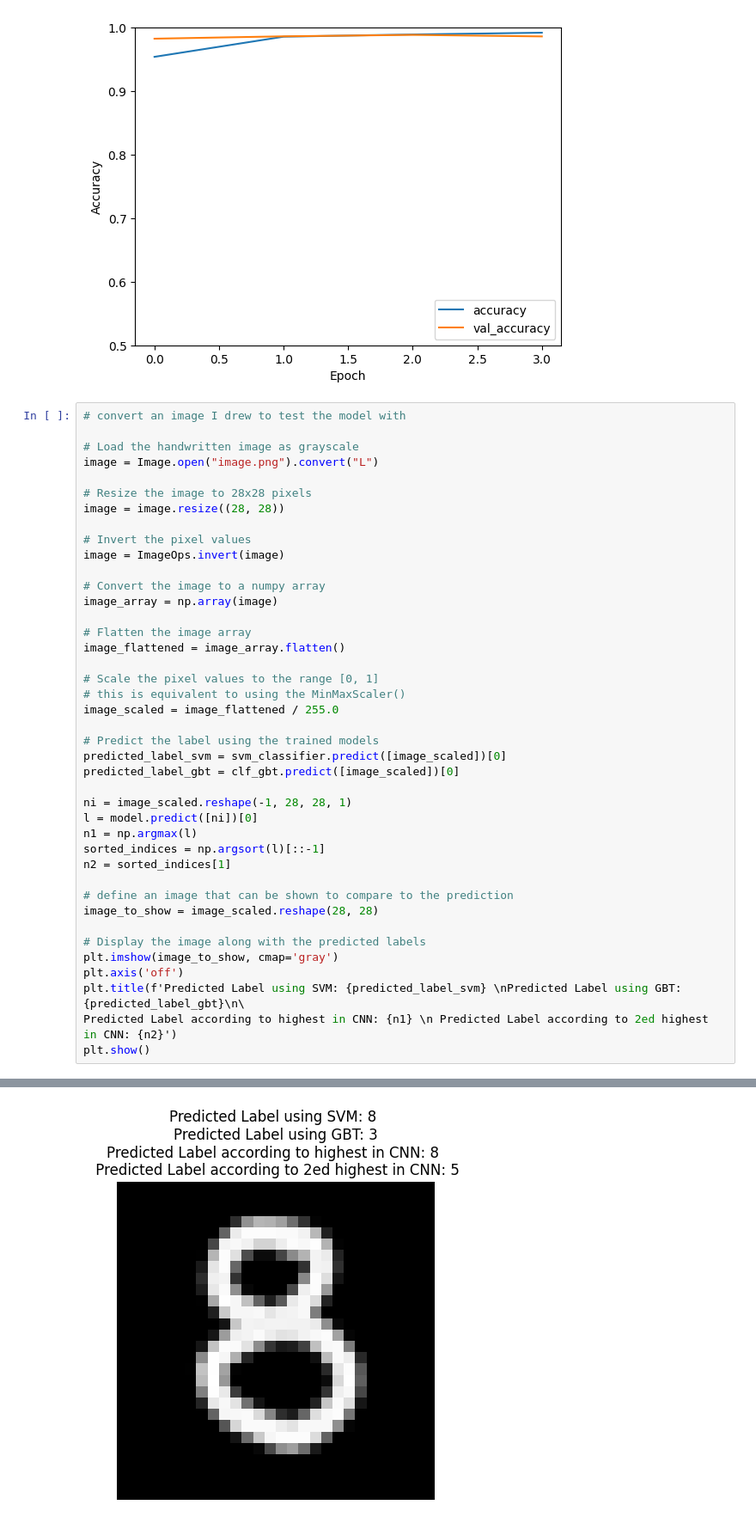
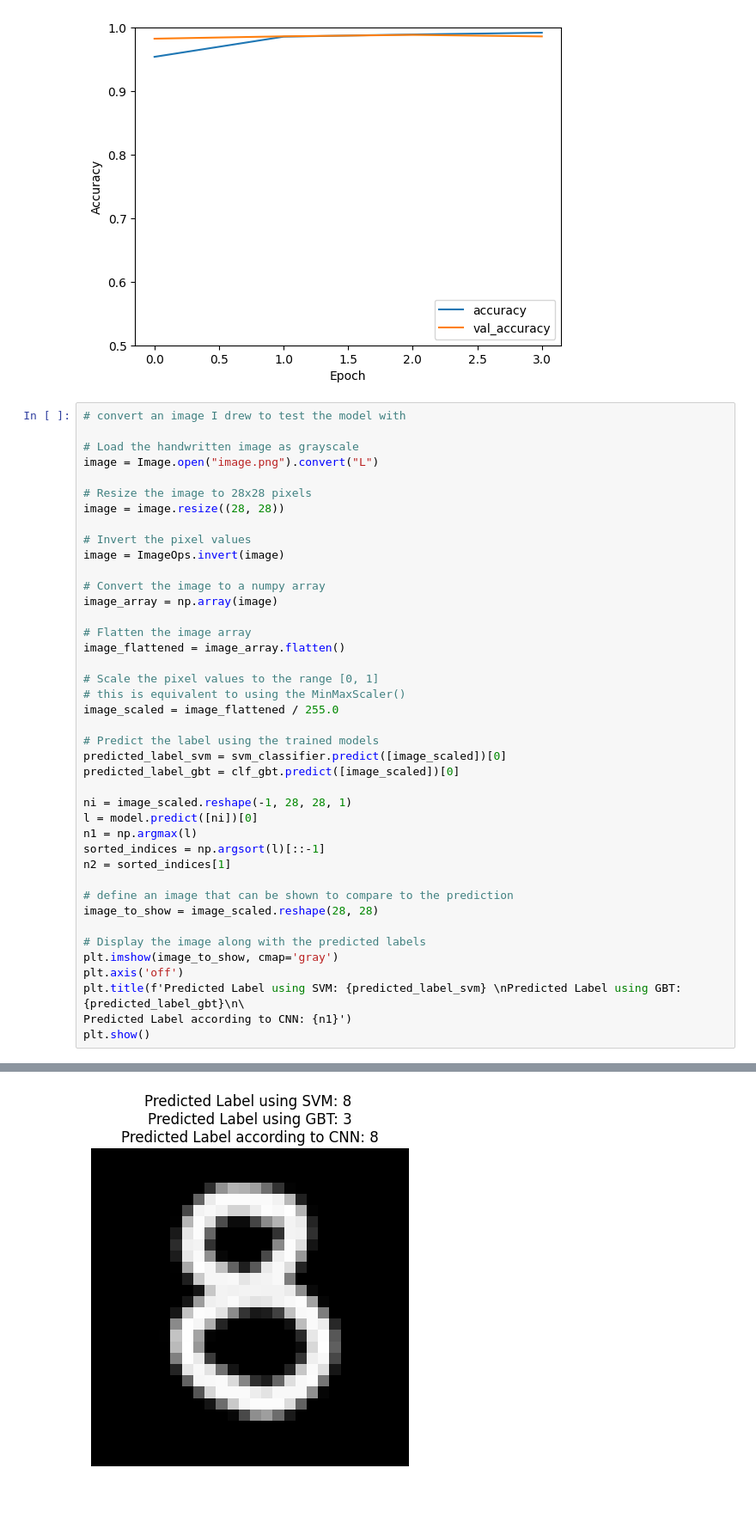
Before and after one commit to gmccannon/AML-Project-3, a Jupyter notebook: main.ipynb, the cells around one changed output, grey strips where cells are left out. Shown at 86% size. Saved outputs shown, nothing was run; the diff lists cells and outputs as text; blank space fills up the shorter version.

Commit message:
Remove 2ed highest

```diff
--- a/main.ipynb
+++ b/main.ipynb
@@ -166,6 +166,6 @@ image_to_show = image_scaled.reshape(28, 28)
 plt.imshow(image_to_show, cmap='gray')
 plt.axis('off')
 plt.title(f'Predicted Label using SVM: {predicted_label_svm} \nPredicted Label using GBT: {predicted_label_gbt}\n\
-Predicted Label according to highest in CNN: {n1} \n Predicted Label according to 2ed highest in CNN: {n2}')
+Predicted Label according to CNN: {n1}')
 plt.show()
 # %% [output]
@@ -173 +173 @@ plt.show()
-[figure, old version]
+[figure, new version]
```
Also changed, not shown: parts of 1 cell of this notebook.
